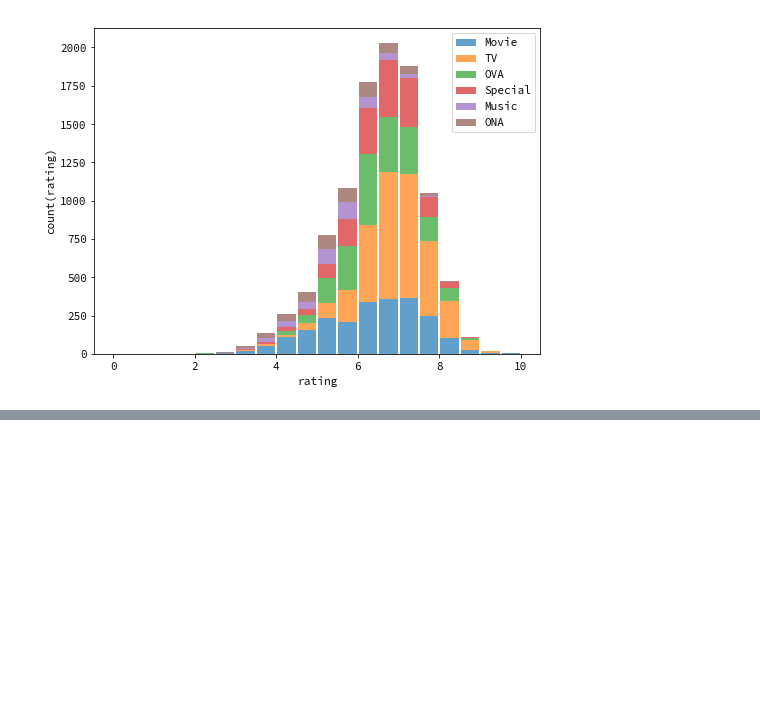
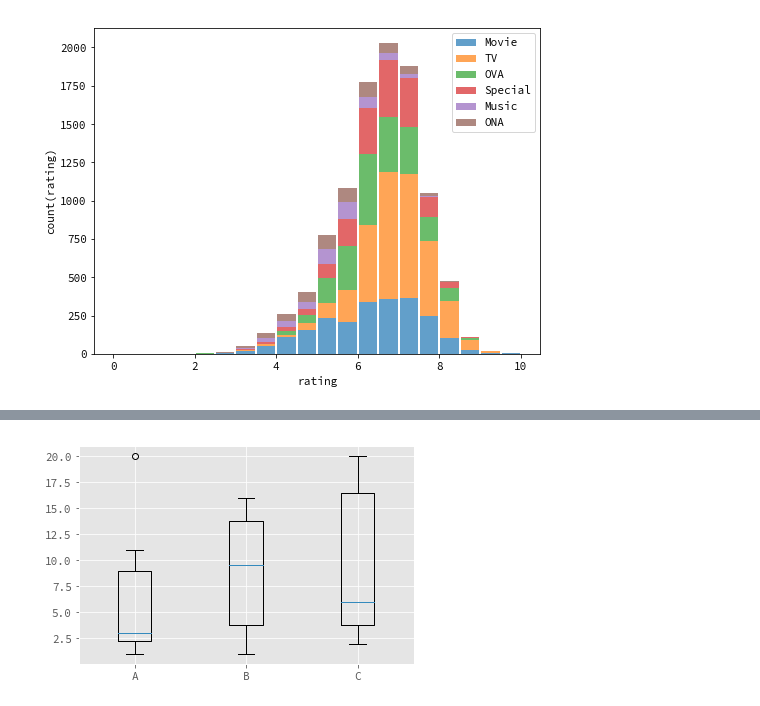
Before and after one commit to ikki02/Python, a Jupyter notebook: JupyterNotebook - Matplotlib/Matplotlib.ipynb, the cells around one changed output, grey strips where cells are left out. Drawn from its saved outputs; the diff is of its cells as text; code cells hidden in the pictures; blank space fills up the shorter version.

```diff
--- a/JupyterNotebook - Matplotlib/Matplotlib.ipynb
+++ b/JupyterNotebook - Matplotlib/Matplotlib.ipynb
@@ -483,0 +500,12 @@ plt.show()
+# %%
+# 複数の箱ひげ図の描画
+# リストのリストを使う。リスト内リストの数分箱ひげ図ができる。
+x = [[1, 2, 3, 3, 11, 20], [1, 2, 9, 10, 15, 16], [2, 3, 6, 6, 20, 20]]
+labels = ['A', 'B', 'C']
+
+fig = plt.figure()
+ax = fig.add_subplot(111)
+ax.boxplot(x, labels=labels)
+plt.show()
+# %% [output]
+[figure, added]
```
Also changed, not shown: parts of 8 cells of this notebook.
